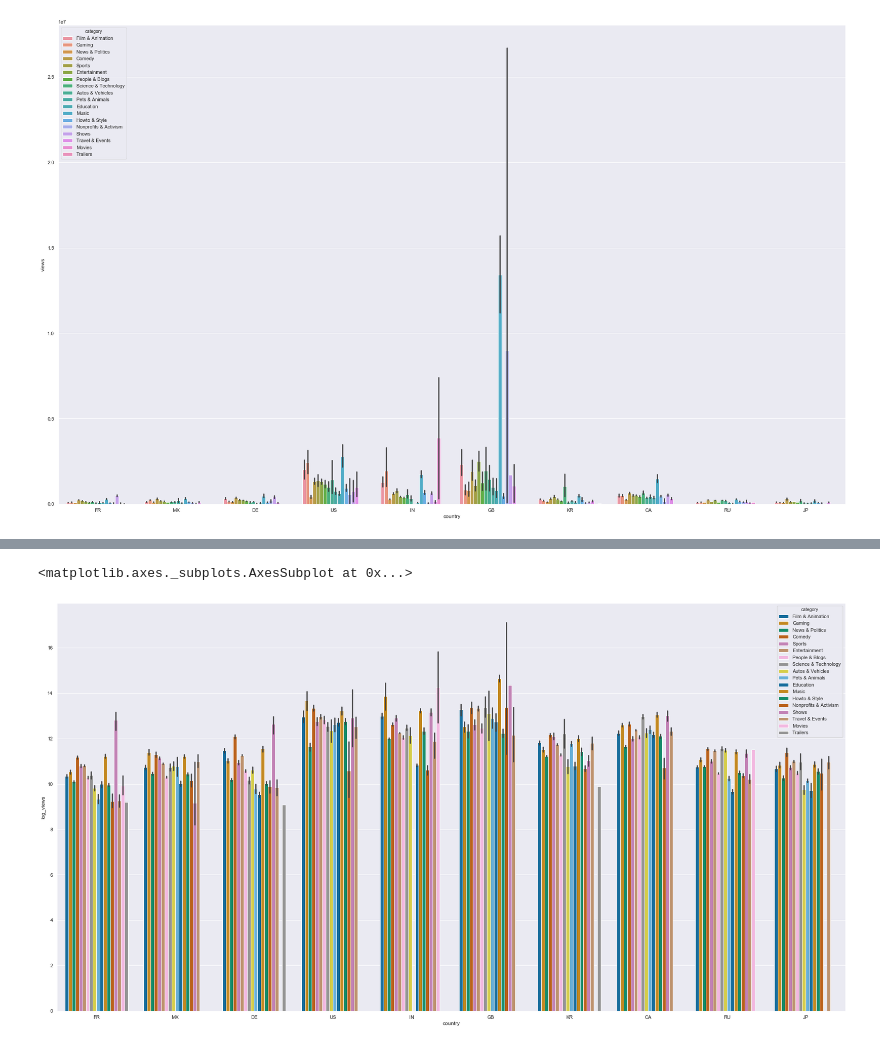
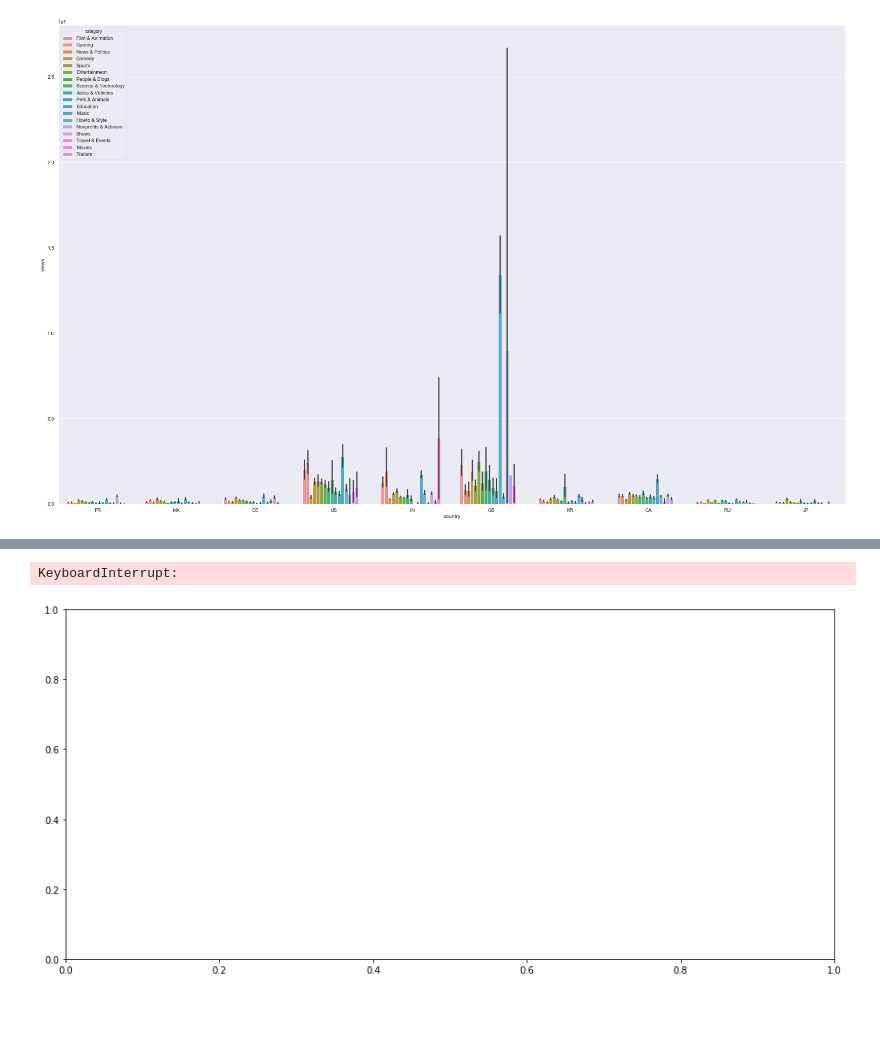
Before and after one commit to Carlene/youtube_trending, a Jupyter notebook: youtube_project.ipynb, the cells around one changed output, grey strips where cells are left out. Saved outputs shown, nothing was run; the diff lists cells and outputs as text; code cells hidden in the pictures; blank space fills up the shorter version.

```diff
--- a/youtube_project.ipynb
+++ b/youtube_project.ipynb
@@ -140,6 +159,8 @@ ax = sns.barplot(x="country", y="views", data=df, order=["JP","FR","RU","MX","DE
-# %%
-sns.barplot( x=df["country"], y=df["log_views"], hue=df["category"], palette="colorblind")
-# ax = sns.barplot(x="country", y="views", hue="category", data=df, order=["GB"])
-# %% [output]
-<matplotlib.axes._subplots.AxesSubplot at 0x...>
-[figure, removed]
+# %%
+# plot data
+fig, ax = plt.subplots(figsize=(15,7))
+# use unstack()
+df.groupby(['country','log_views']).count()['category'].unstack().plot(ax=ax)
+# %% [output]
+KeyboardInterrupt:
+[figure, added]
```
Also changed, not shown: parts of 16 cells of this notebook.
